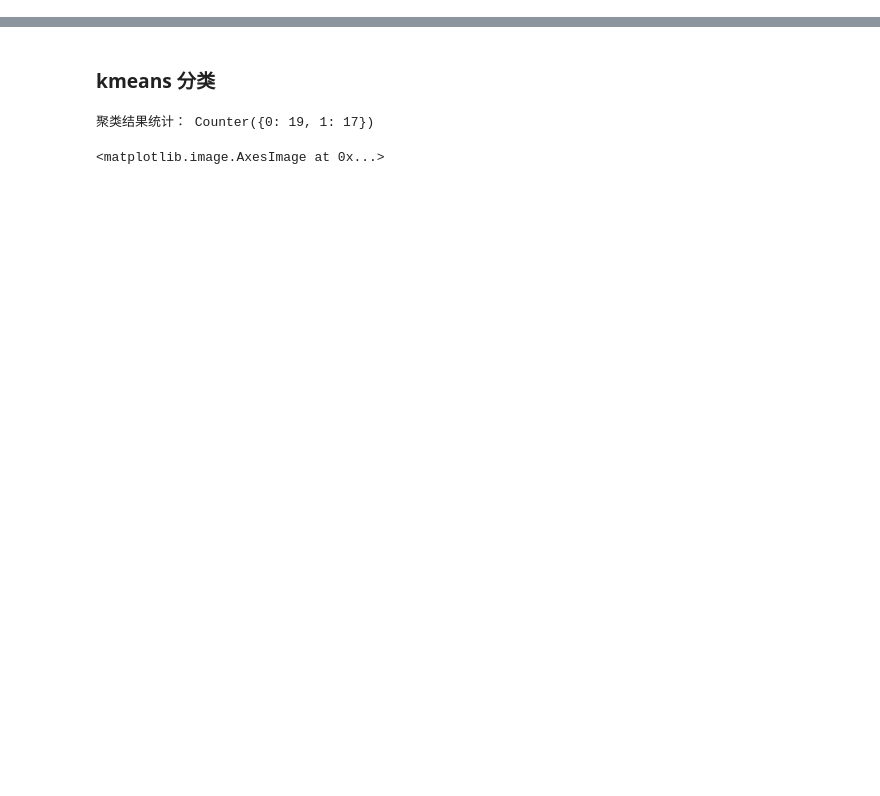
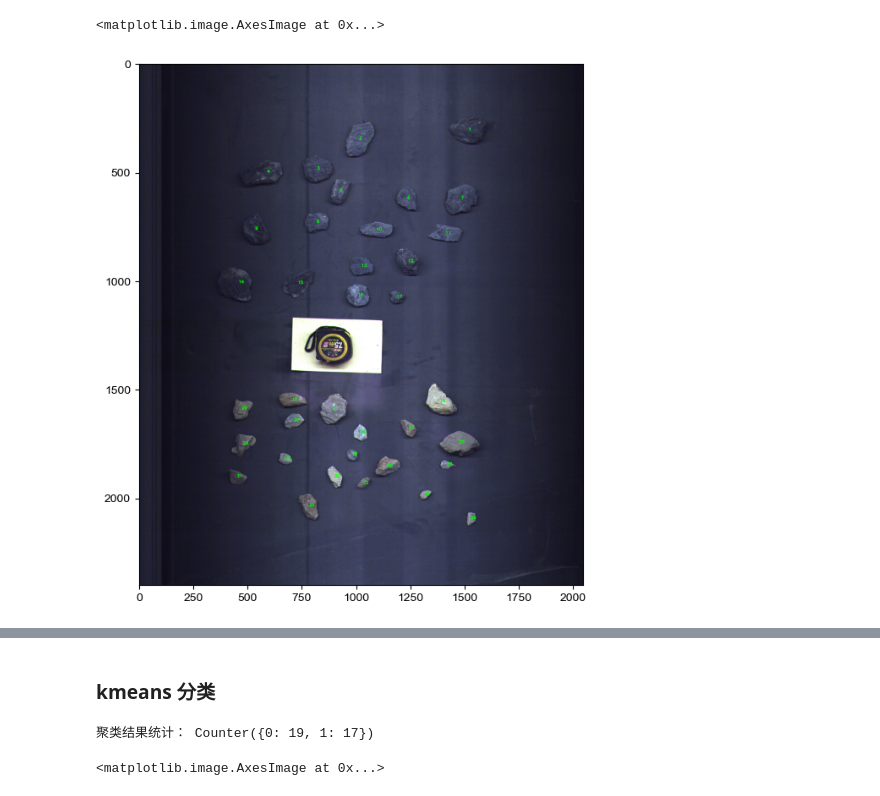
Before and after one commit to yaojian95/jt_ore_sorting, a Jupyter notebook: run_RGB.ipynb, the cells around one changed output, grey strips where cells are left out. Cells and saved outputs as stored; diff of their text form; code cells hidden in the pictures; blank space fills up the shorter version.

```diff
--- a/run_RGB.ipynb
+++ b/run_RGB.ipynb
@@ -92,13 +133,13 @@ results = []
 
 for i, cnt in enumerate(filtered_contours):
     # 创建与原图同大小的黑色 mask
-    mask = np.zeros(img.shape[:2], dtype=np.uint8)
+    mask = np.zeros(img_down.shape[:2], dtype=np.uint8)
 
     # 在 mask 上绘制当前轮廓，填充区域
     cv2.drawContours(mask, [cnt], -1, 255, -1)
 
     # 获取该轮廓对应的 RGB 像素（使用 mask 提取）
-    masked_pixels = img[mask == 255]  # 这是一个 Nx3 的数组，每行为一个 RGB
+    masked_pixels = img_down[mask == 255]  # 这是一个 Nx3 的数组，每行为一个 RGB
 
     # 计算质心
     M = cv2.moments(cnt)
@@ -116,10 +157,26 @@ for i, cnt in enumerate(filtered_contours):
         "mean_rgb": np.mean(masked_pixels, axis=0)  # 平均颜色，可选
     })
 
-# # 可打印查看前几个
-# for item in results[:5]:
-#     print(f"矿石 {item['id']}:")
-#     print(f"  质心: {item['centroid']}")
-#     print(f"  像素数量: {item['pixels_rgb'].shape[0]}")
-#     print(f"  平均 RGB: {item['mean_rgb']}")
-#     print("-" * 30)
+    for r in results:
+        mean_rgb = r["mean_rgb"]  # (R, G, B)
+        # 注意 OpenCV 默认是 BGR
+        mean_bgr = (mean_rgb[2], mean_rgb[1], mean_rgb[0])  # 转换为 BGR
+        r["mean_hsv"] = rgb_to_hsv(mean_bgr)  # 例如：[H, S, V]
+# %%
+# 按质心的 y 坐标排序（从上往下）
+results_sorted = sorted(results, key=lambda r: r["centroid"][1])
+
+img_numbered = img_down.copy()
+
+for idx, r in enumerate(results_sorted):
+    cx, cy = r["centroid"]
+
+    # 用绿色标注编号
+    cv2.putText(img_numbered, str(idx + 1), (cx, cy),
+                cv2.FONT_HERSHEY_SIMPLEX, 0.6, (0, 255, 0), 2)
+
+plt.figure(figsize=(10, 8))
+plt.imshow(cv2.cvtColor(img_numbered, cv2.COLOR_BGR2RGB))
+# %% [output]
+<matplotlib.image.AxesImage at 0x...>
+[figure, added]
```
Also changed, not shown: parts of 23 cells of this notebook.
